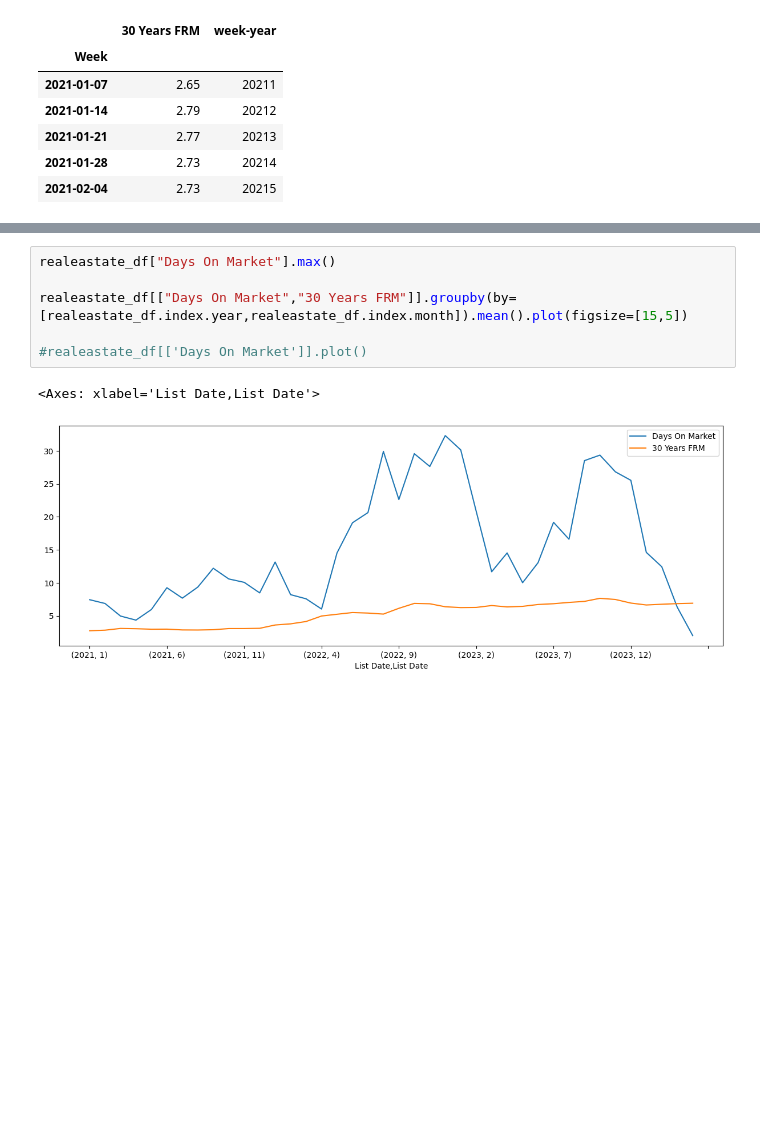
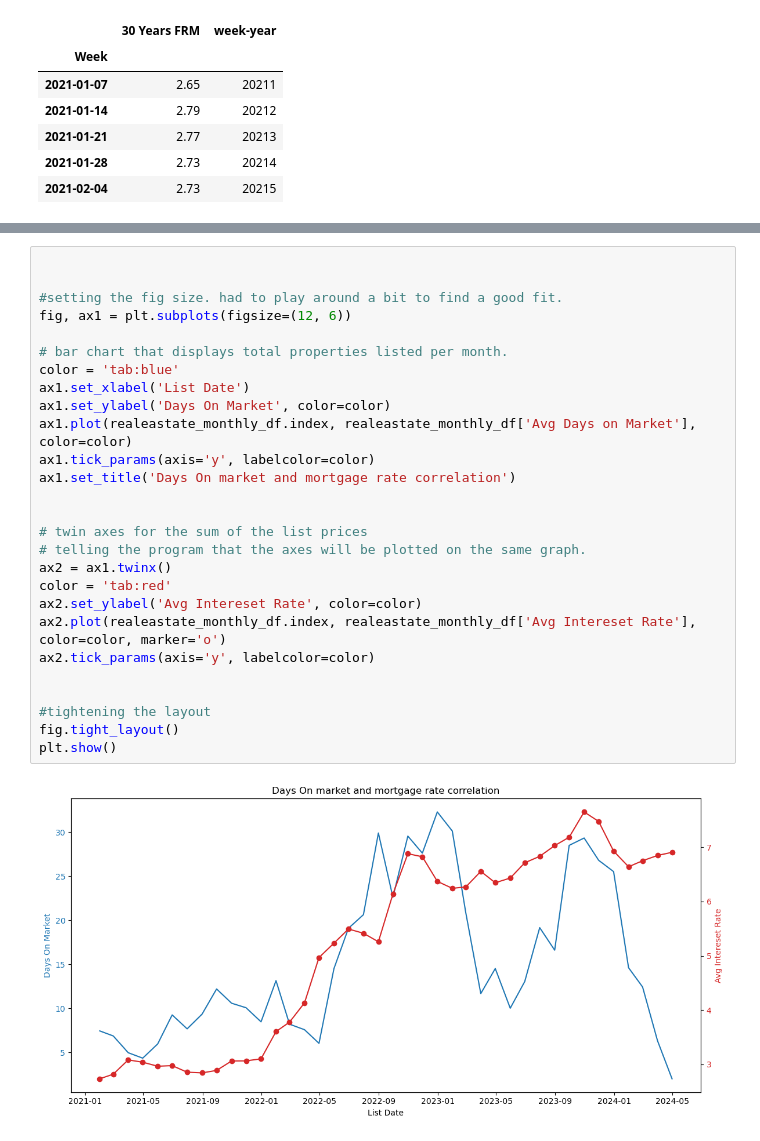
Before and after one commit to atulbachhav22/Real-Estate-Analysis-Project, a Jupyter notebook: real-estate-analysis_updated.ipynb, the cells around one changed output, grey strips where cells are left out. Cells and saved outputs as stored; diff of their text form; blank space fills up the shorter version.

```diff
--- a/real-estate-analysis_updated.ipynb
+++ b/real-estate-analysis_updated.ipynb
@@ -746,9 +755,29 @@ realeastate_df.head()
-# %%
-realeastate_df["Days On Market"].max()
-
-realeastate_df[["Days On Market","30 Years FRM"]].groupby(by=[realeastate_df.index.year,realeastate_df.index.month]).mean().plot(figsize=[15,5])
-
-#realeastate_df[['Days On Market']].plot()
-# %% [output]
-<Axes: xlabel='List Date,List Date'>
-[figure, removed]
+# %%
+
+
+#setting the fig size. had to play around a bit to find a good fit.
+fig, ax1 = plt.subplots(figsize=(12, 6))
+
+# bar chart that displays total properties listed per month.
+color = 'tab:blue'
+ax1.set_xlabel('List Date')
+ax1.set_ylabel('Days On Market', color=color)
+ax1.plot(realeastate_monthly_df.index, realeastate_monthly_df['Avg Days on Market'], color=color)
+ax1.tick_params(axis='y', labelcolor=color)
+ax1.set_title('Days On market and mortgage rate correlation')
+
+
+# twin axes for the sum of the list prices
+# telling the program that the axes will be plotted on the same graph.
+ax2 = ax1.twinx()
+color = 'tab:red'
+ax2.set_ylabel('Avg Intereset Rate', color=color)
+ax2.plot(realeastate_monthly_df.index, realeastate_monthly_df['Avg Intereset Rate'], color=color, marker='o')
+ax2.tick_params(axis='y', labelcolor=color)
+
+
+#tightening the layout
+fig.tight_layout()
+plt.show()
+# %% [output]
+[figure, added]
```
Also changed, not shown: parts of 5 cells of this notebook.
